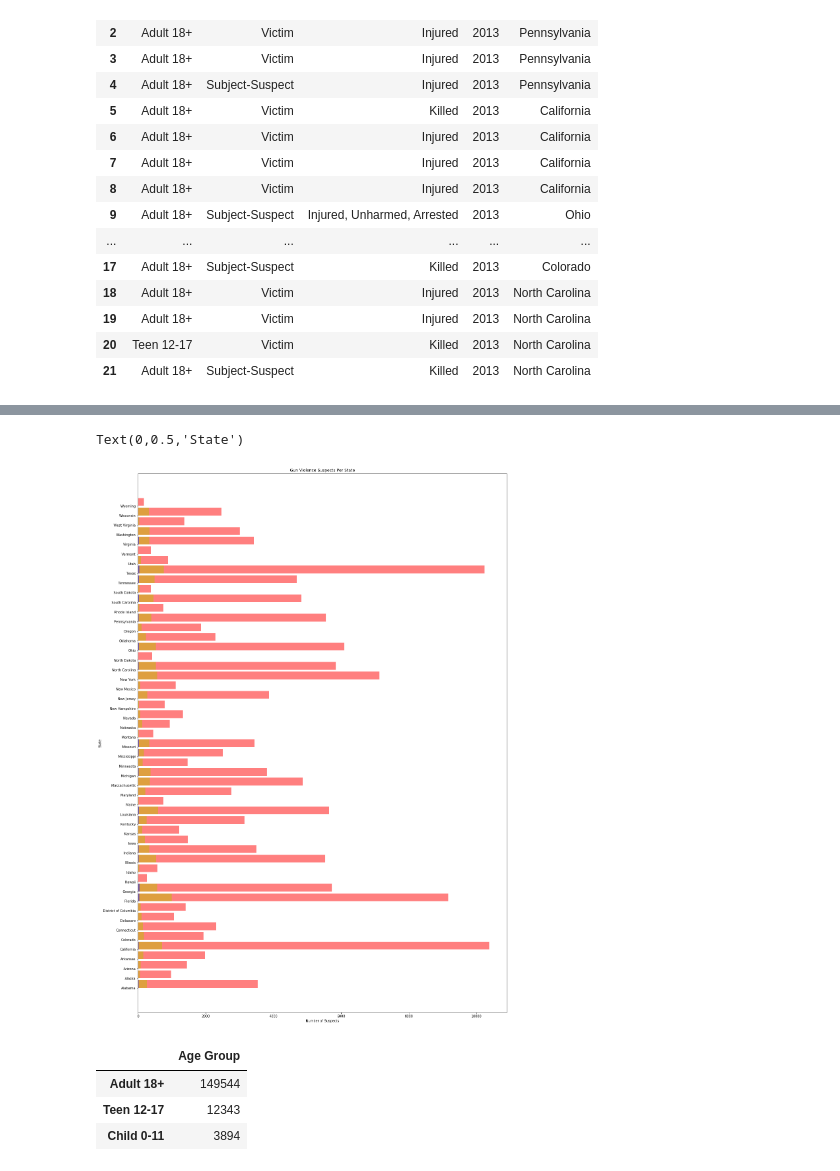
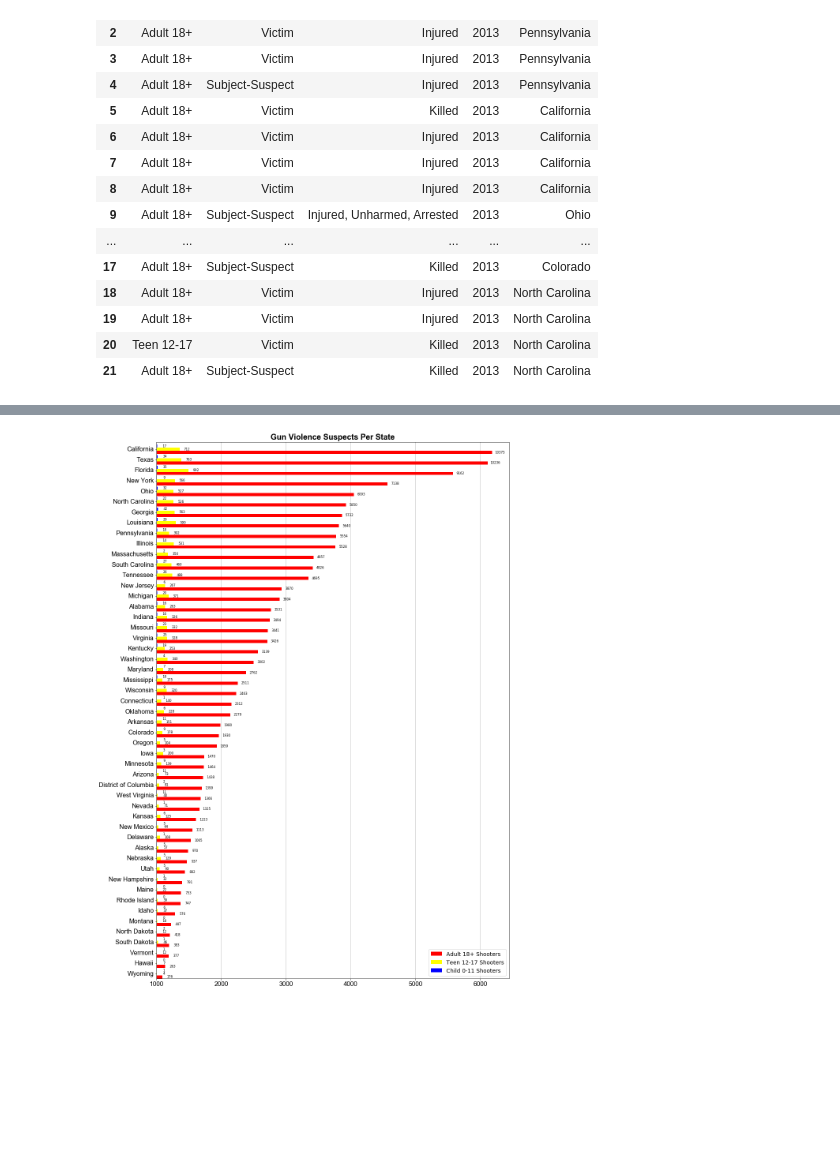
Before and after one commit to Demarsch/gun-violence, a Jupyter notebook: Code/Demography.ipynb, the cells around one changed output, grey strips where cells are left out. Saved outputs shown, nothing was run; the diff lists cells and outputs as text; code cells hidden in the pictures; blank space fills up the shorter version.

```diff
--- a/Code/Demography.ipynb
+++ b/Code/Demography.ipynb
@@ -147,22 +114,37 @@ suspect_df
-# %%
-plt.figure(figsize=(20,30))
-plt.barh(suspect_df.index, suspect_df['Adult 18+ Shooters'], color='r', alpha=0.5, align="edge")
-plt.barh(suspect_df.index, suspect_df['Teen 12-17 Shooters'], color='y', alpha=0.5, align="edge")
-plt.barh(suspect_df.index, suspect_df['Child 0-11 Shooters'], color='b', alpha=0.5, align="edge")
-plt.title("Gun Violence Suspects Per State")
-plt.xlabel("Number of Suspects")
-plt.ylabel("State")
-# %% [output]
-Text(0,0.5,'State')
-[figure, removed]
-# %%
-victim_age_groups = new_data.loc[new_data["Type"] == "Victim", :]
-victim_age_groups_nm = victim_age_groups['Age Group'].value_counts()
-victim_df = pd.DataFrame(victim_age_groups_nm)
-
-victim_df
-# %% [output]
-|  | Age Group |
-| Adult 18+ | 149544 |
-| Teen 12-17 | 12343 |
-| Child 0-11 | 3894 |
+# %%
+fig,ax = plt.subplots(figsize=(16,25))
+bar_width = 0.3
+num_adult = ax.barh(suspect_df.index, suspect_df['Adult 18+ Shooters'], bar_width, color='red')
+num_teen = ax.barh(suspect_df.index + bar_width, suspect_df['Teen 12-17 Shooters'], bar_width, color='yellow')
+num_child = ax.barh(suspect_df.index + bar_width * 2, suspect_df['Child 0-11 Shooters'], bar_width, color='blue')
+ax.set_title('Gun Violence Suspects Per State', fontdict=chart_config.title_font)
+ax.set_yticks(suspect_df.index + bar_width)
+ax.set_yticklabels(suspect_df['State'],fontdict=chart_config.axis_font, wrap=True, ma='left',va='center')
+ax.set_xticklabels([1000 * i for i in range(1,12)], fontdict=chart_config.axis_font)
+ax.set_ylim(-0.15, 51)
+ax.grid(True, axis='x')
+ax.set_axisbelow(True)
+ax.legend([num_adult, num_teen, num_child],['Adult 18+ Shooters', 'Teen 12-17 Shooters', 'Child 0-11 Shooters'], fontsize=14)
+
+title_font = {'fontname':'Arial', 'size':20, 'color':'black', 'weight':'semibold' }
+axis_font = {'fontname':'Arial', 'size':16}
+legend_font = {'size' : 15 }
+ticks_fontsize = 14
+marker_size = 14
+fig_size = (16, 10)
+
+def autolabel(rects):
+    """
+    Attach a text label above each bar displaying its height
+    """
+    for rect in rects:
+        width = rect.get_width()
+        ax.text(width + 230, rect.get_y() ,
+                '%d' % int(width),
+                ha='center', va='bottom', fontsize=8)
+
+autolabel(num_adult)
+autolabel(num_teen)
+autolabel(num_child)
+# %% [output]
+[figure, added]
```
Also changed, not shown: parts of 6 cells of this notebook.
